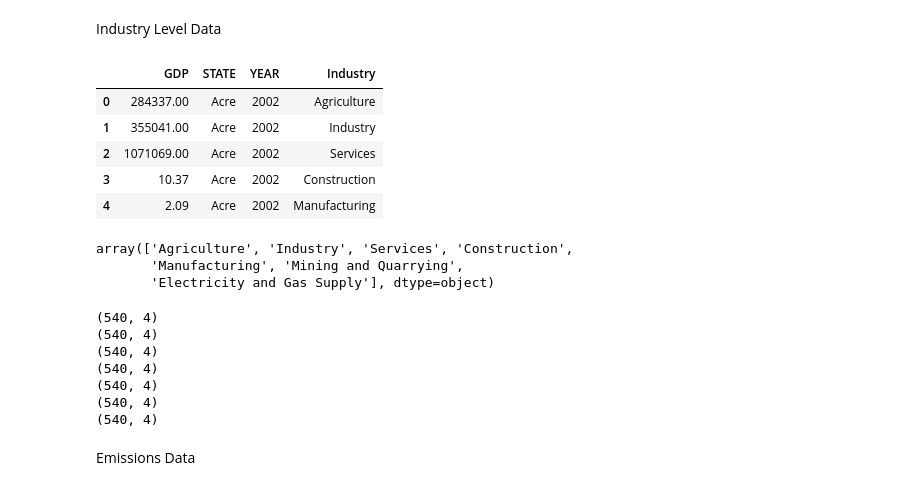
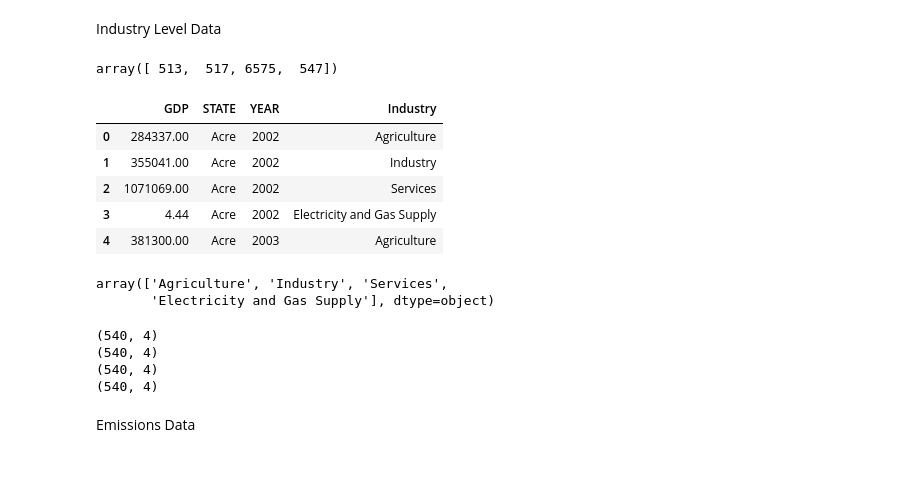
Before and after one commit to david-camper/worldcuphostcities_impact, a Jupyter notebook: analysis.ipynb, the cells around one changed output. Saved outputs shown, nothing was run; the diff lists cells and outputs as text; code cells hidden in the pictures.

```diff
--- a/analysis.ipynb
+++ b/analysis.ipynb
@@ -130,6 +128,12 @@ Missing Values per Column:
 Series([], dtype: int64)
 # %% [markdown]
 Industry Level Data
+# %%
+industry_level_data = pd.read_csv('/Users/muhammadmuhdhar/Desktop/Repo/WorldCupHostCities_Impact/data/gdp_by_industry.csv')
+
+industry_level_data['Variável (Código)'].unique()
+# %% [output]
+array([ 513,  517, 6575,  547])
 # %%
 industry_level_data = pd.read_csv('/Users/muhammadmuhdhar/Desktop/Repo/WorldCupHostCities_Impact/data/gdp_by_industry.csv')
 
@@ -139,10 +143,7 @@ industry_code_mapping = {
     513: 'Agriculture',
     517: 'Industry',
     6575: 'Services',
-    516: 'Construction',
-    548: 'Manufacturing',
-    546: 'Mining and Quarrying',
-    547: 'Electricity and Gas Supply'
+    547: 'Electricity and Gas Supply',
 }
 
 # Map the "Variável (Código)" column to the industry names using the mapping dictionary
@@ -150,66 +151,56 @@ industry_level_data['Industry'] = industry_level_data["Variável (Código)"].map
 
 # Drop unnecessary columns to clean the dataset and focus on relevant data
 industry_level_data.drop([
     'Nível Territorial (Código)',
     'Nível Territorial',
     'Unidade de Medida (Código)',
     'Unidade de Medida',
     'Unidade da Federação (Código)',
     'Ano (Código)',
     'Variável (Código)',
     'Variável'
 ], axis=1, inplace=True)
 
 # Create a dictionary to translate remaining column names into English
 translation_dict_columns = {
     "Valor": "GDP",
     "Unidade da Federação": "STATE",
     "Ano": "YEAR"
 }
 
 # Rename the columns using the translation dictionary
 industry_level_data.rename(columns=translation_dict_columns, inplace=True)
 
 # Display the first few rows of the cleaned and translated dataset
 industry_level_data.head()
 # %% [output]
 |  | GDP | STATE | YEAR | Industry |
 | 0 | 284337.00 | Acre | 2002 | Agriculture |
 | 1 | 355041.00 | Acre | 2002 | Industry |
 | 2 | 1071069.00 | Acre | 2002 | Services |
-| 3 | 10.37 | Acre | 2002 | Construction |
-| 4 | 2.09 | Acre | 2002 | Manufacturing |
+| 3 | 4.44 | Acre | 2002 | Electricity and Gas Supply |
+| 4 | 381300.00 | Acre | 2003 | Agriculture |
 # %%
 industry_level_data['Industry'].unique()
 # %% [output]
-array(['Agriculture', 'Industry', 'Services', 'Construction',
-       'Manufacturing', 'Mining and Quarrying',
+array(['Agriculture', 'Industry', 'Services',
        'Electricity and Gas Supply'], dtype=object)
 # %%
 # Create separate DataFrames for each industry by filtering the "Industry" column.
 agrigulture_df = industry_level_data[industry_level_data['Industry'] == 'Agriculture']
 industry_df = industry_level_data[industry_level_data['Industry'] == 'Industry']
 services_df = industry_level_data[industry_level_data['Industry'] == 'Services']
-construction_df = industry_level_data[industry_level_data['Industry'] == 'Construction']
-manufacturing_df = industry_level_data[industry_level_data['Industry'] == 'Manufacturing']
-mining_df = industry_level_data[industry_level_data['Industry'] == 'Mining and Quarrying']
 electricity_gas_df = industry_level_data[industry_level_data['Industry'] == 'Electricity and Gas Supply']
 
 print(agrigulture_df.shape)
 print(industry_df.shape)
 print(services_df.shape)
-print(construction_df.shape)
-print(manufacturing_df.shape)
-print(mining_df.shape)
 print(electricity_gas_df.shape)
 # %% [output]
 (540, 4)
 (540, 4)
 (540, 4)
 (540, 4)
-(540, 4)
-(540, 4)
-(540, 4)
 # %% [markdown]
 Emissions Data
 # %%
```
Also changed, not shown: parts of 27 cells of this notebook, 3 other files.
